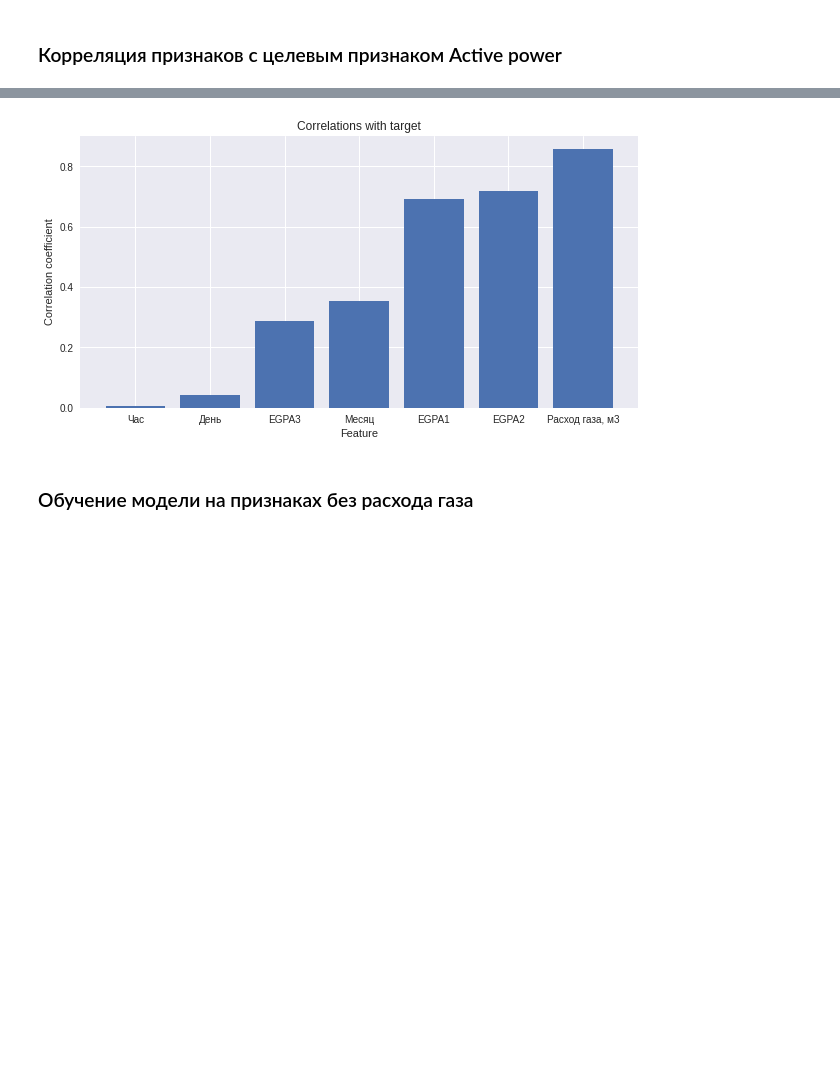
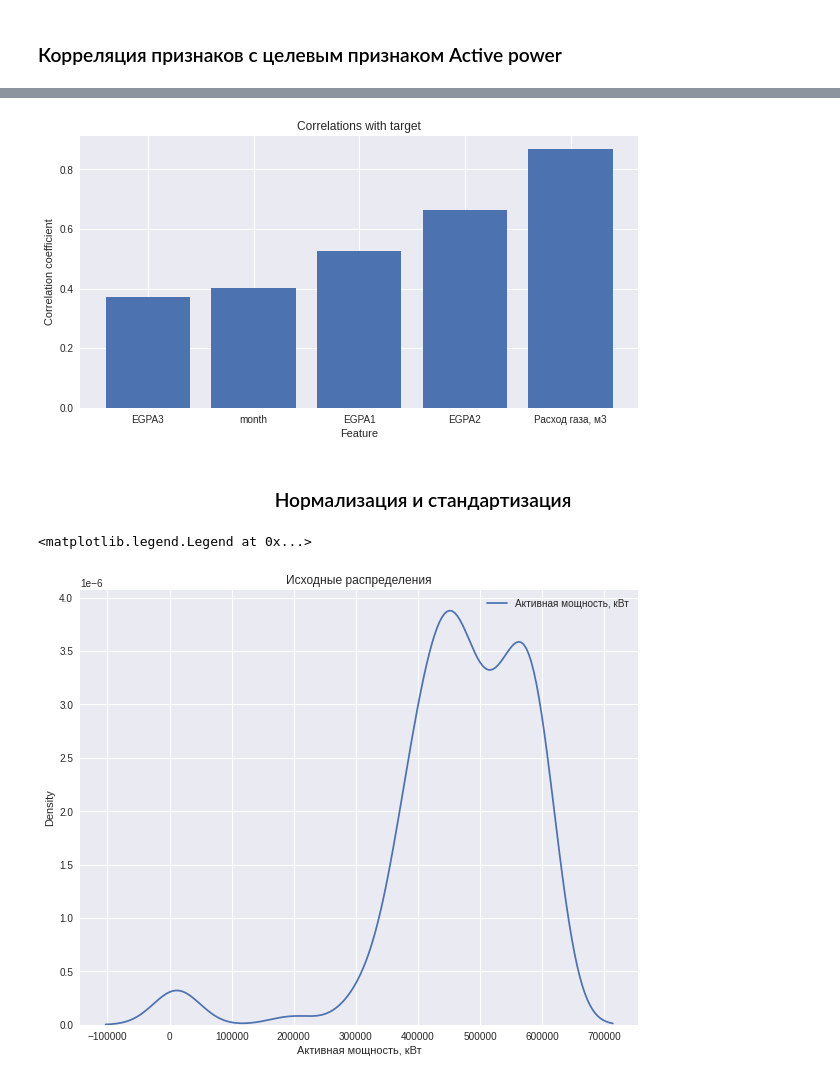
Before and after one commit to KostinAI/sf_data_science_kostin, a Jupyter notebook: 2.GDN/Prognoz.ipynb, the cells around one changed output, grey strips where cells are left out. Cells and saved outputs as stored; diff of their text form; code cells hidden in the pictures; blank space fills up the shorter version.

```diff
--- a/2.GDN/Prognoz.ipynb
+++ b/2.GDN/Prognoz.ipynb
@@ -150,7 +189,7 @@ sns.heatmap(energy_gas.corr())
 # %%
-corr_with_target = energy_gas.corr()['Active power'].abs().sort_values()
+corr_with_target = df_grouped.corr()['Активная мощность, кВт'].abs().sort_values()
 #Удаляем корреляцию целевой переменной с самой собой
-corr_with_target = corr_with_target.drop('Active power')
+corr_with_target = corr_with_target.drop('Активная мощность, кВт')
 #Строим столбчатую диаграмму корреляций
 fig, ax = plt.subplots(figsize=(10, 5)) #фигура+координатная плоскость
 ax.bar(corr_with_target.index, corr_with_target.values) #столбчатая диаграмма
@@ -158,6 +197,17 @@ ax.set_title('Correlations with target') #название графика
 ax.set_xlabel('Feature') #название оси x
 ax.set_ylabel('Сorrelation coefficient'); #название оси y
 # %% [output]
-[figure, old version]
+[figure, new version]
-# %% [markdown]
-### Обучение модели на признаках без расхода газа
+# %% [markdown]
+### <center> Нормализация и стандартизация
+# %%
+fig, (ax1) = plt.subplots(ncols=1, figsize=(10, 8))
+ax1.set_title('Исходные распределения')
+
+# kdeplot() (KDE – оценка плотности ядра) – специальный метод для графиков распределений
+sns.kdeplot(df_grouped['Активная мощность, кВт'], ax=ax1, label ='Активная мощность, кВт')
+#sns.kdeplot(df_grouped['Расход газа, м3'], ax=ax1, label ='Расход газа, м3')
+plt.legend()
+# %% [output]
+<matplotlib.legend.Legend at 0x...>
+[figure, added]
```
Also changed, not shown: parts of 61 cells of this notebook, 13 other files.
